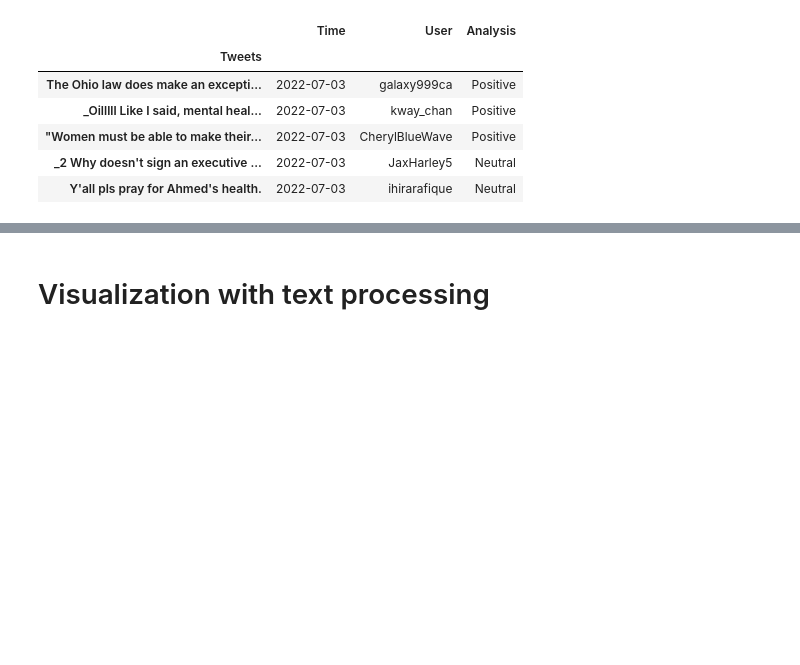
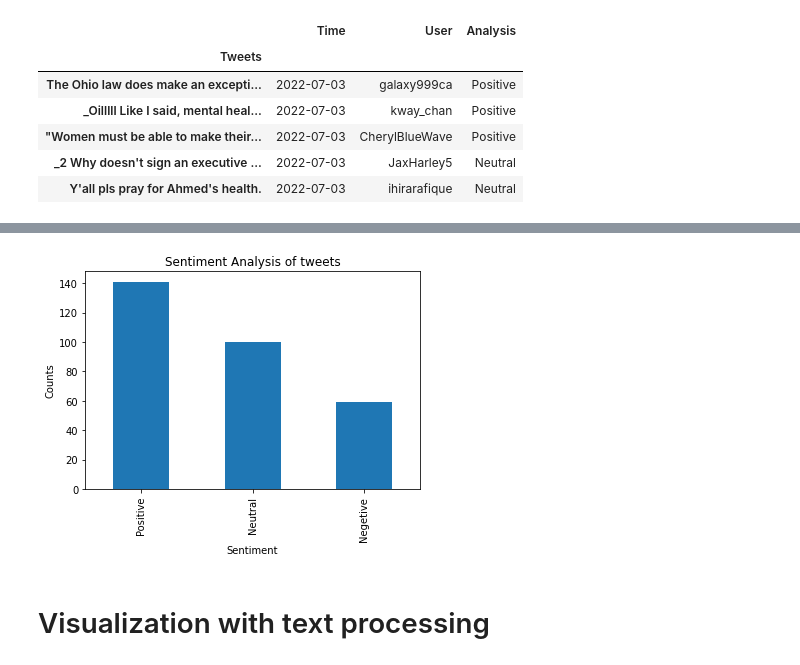
Before and after one commit to mrchapagain/SocialNetworkAnalytics, a Jupyter notebook: TwiteerDataAnalytics.ipynb, the cells around one changed output, grey strips where cells are left out. Cells and saved outputs as stored; diff of their text form; code cells hidden in the pictures; blank space fills up the shorter version.

```diff
--- a/TwiteerDataAnalytics.ipynb
+++ b/TwiteerDataAnalytics.ipynb
@@ -190,3 +210,7 @@ Type the word you want to search tweet by: Health
+# %%
+sentiment_plot(df_keywords)
+# %% [output]
+[figure, added]
 # %% [markdown]
 # Visualization with text processing
 # %%
```
Also changed, not shown: parts of 12 cells of this notebook.
